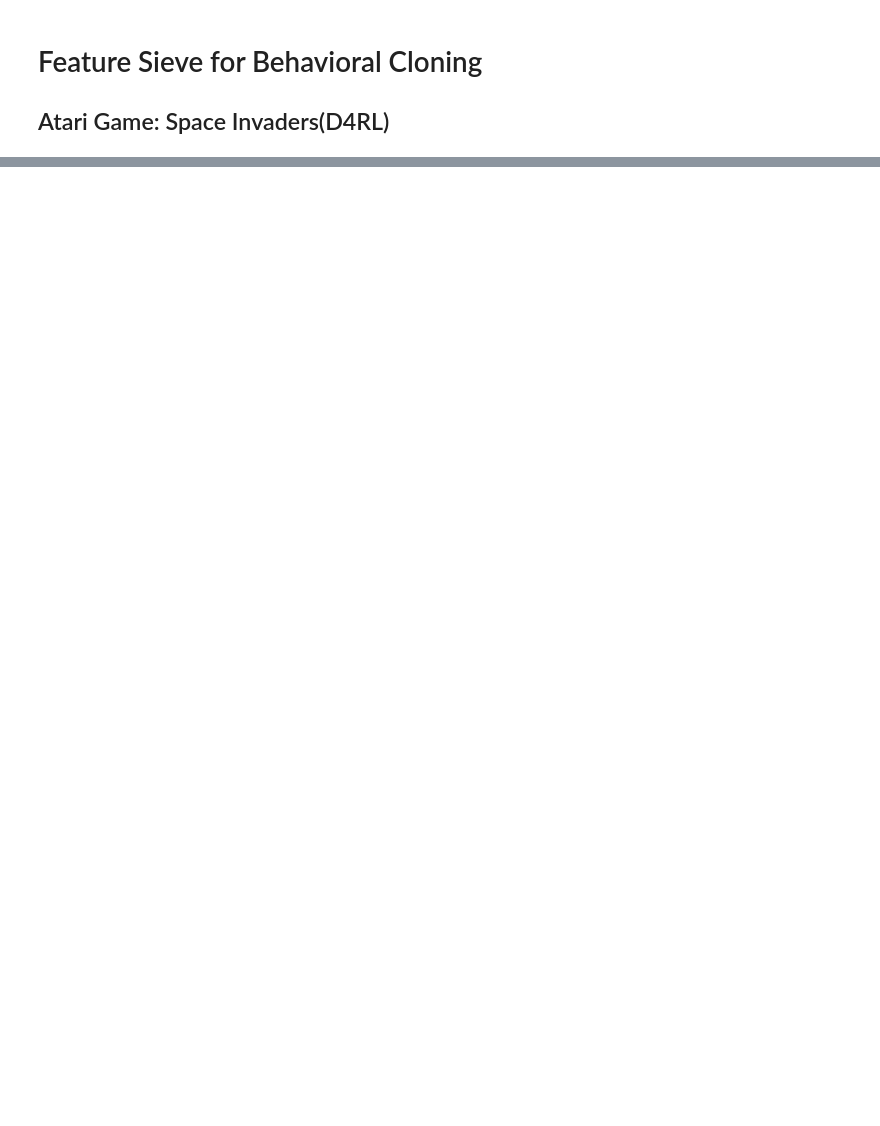
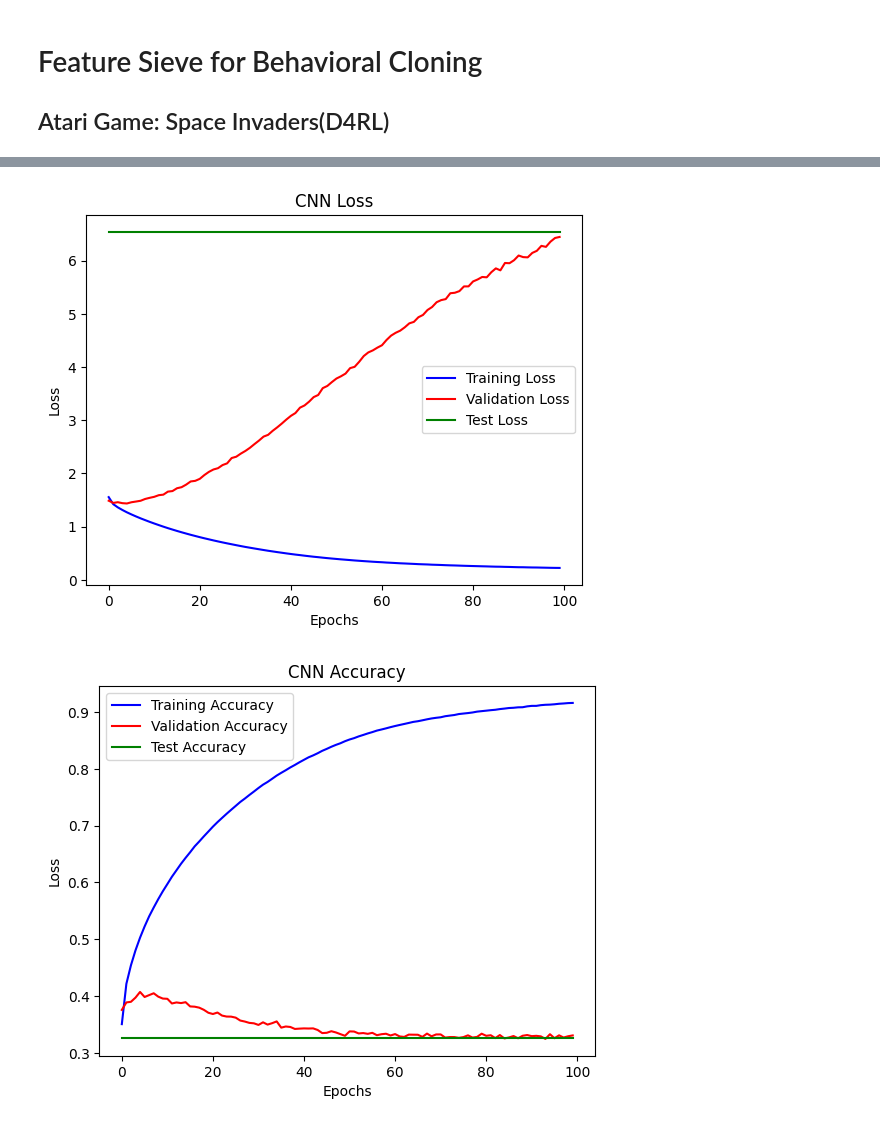
Before and after one commit to ShivaramV3223/Feature-Sieve-for-RL, a Jupyter notebook: Behavioural Cloning/Feature_Sieve_BC.ipynb, the cells around one changed output, grey strips where cells are left out. Cells and saved outputs as stored; diff of their text form; code cells hidden in the pictures; blank space fills up the shorter version.

```diff
--- a/Behavioural Cloning/Feature_Sieve_BC.ipynb
+++ b/Behavioural Cloning/Feature_Sieve_BC.ipynb
@@ -107,0 +319,5 @@ print(pd.unique(np.sort(full_trajectories['action'])))
+# %%
+# Finetuned model
+model = CNN(4, 6).to(device)
+model, train_loss, train_accs, val_loss, val_accs = train_cnn(model, train_dataloader, val_dataloader, epochs =100, verbose = False, lr =  3e-5)
+test_loss, test_acc = eval_cnn(model, test_dataloader)
@@ -107,0 +326,6 @@ print(pd.unique(np.sort(full_trajectories['action'])))
+# %%
+plot_loss_curves(train_loss, val_loss, test_loss, epochs =100, model_name = "CNN Loss", metric = "Loss")
+plot_loss_curves(train_accs, val_accs, test_acc, epochs =100, model_name = "CNN Accuracy", metric = "Accuracy")
+# %% [output]
+[figure, added]
+[figure, added]
```
Also changed, not shown: parts of 34 cells of this notebook.
